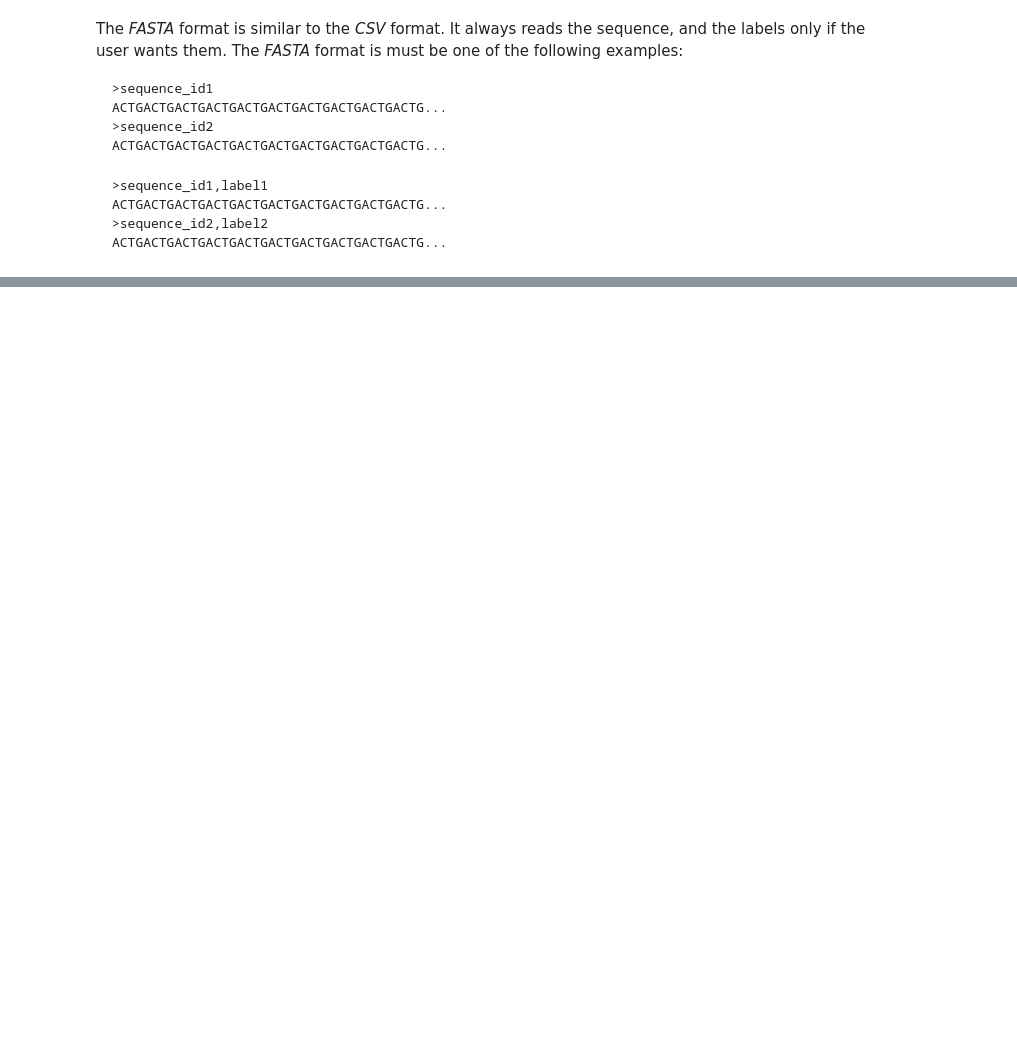
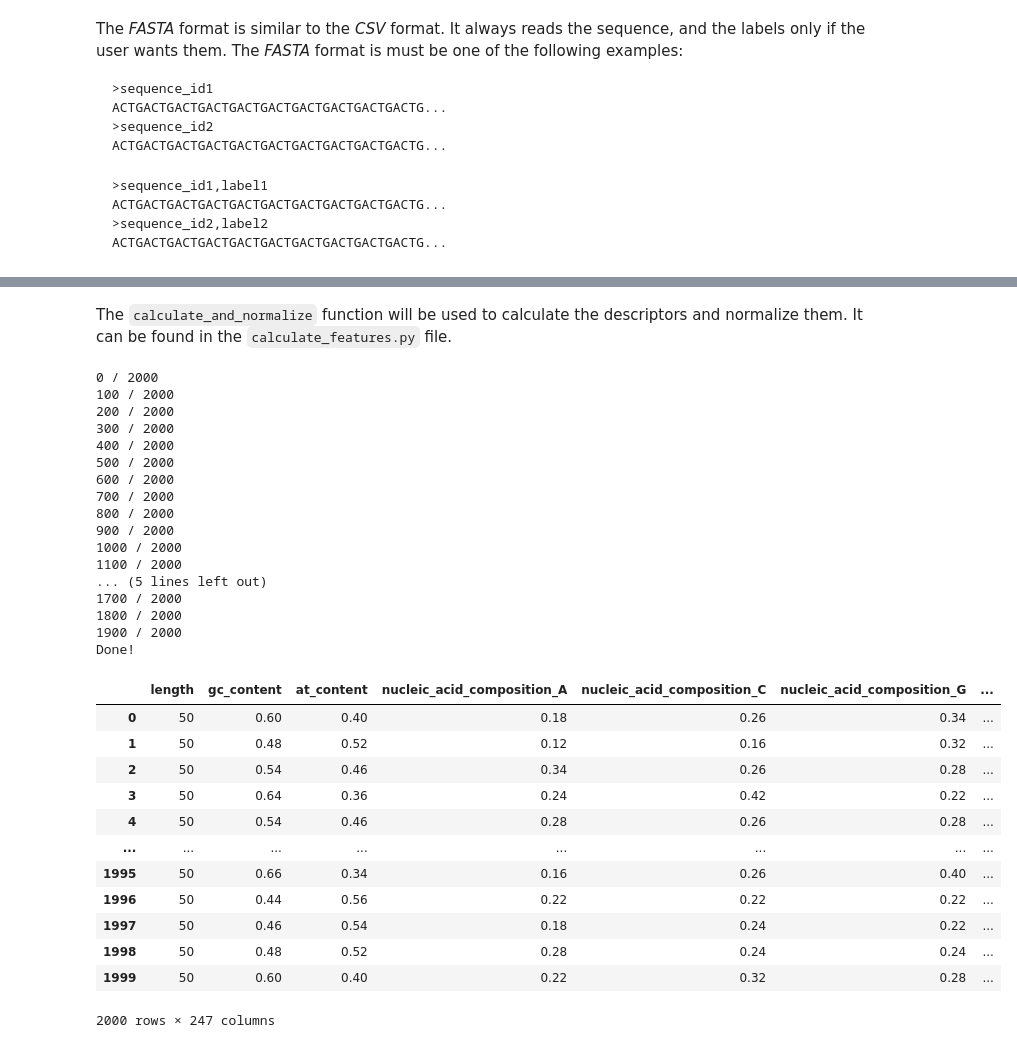
Before and after one commit to BioSystemsUM/propythia, a Jupyter notebook: src/propythia/DNA/descriptors/quick-start.ipynb, the cells around one changed output, grey strips where cells are left out. Saved outputs shown, nothing was run; the diff lists cells and outputs as text; code cells hidden in the pictures; blank space fills up the shorter version.

```diff
--- a/src/propythia/DNA/descriptors/quick-start.ipynb
+++ b/src/propythia/DNA/descriptors/quick-start.ipynb
@@ -72,0 +237,45 @@ print(data.shape)
+# %% [markdown]
+The `calculate_and_normalize` function will be used to calculate the descriptors and normalize them. It can be found in the `calculate_features.py` file.
+# %%
+reader = ReadDNA()
+filename = 'data/dataset.csv'
+data = reader.read_csv(filename=filename, with_labels=True)
+
+# specify the descriptor list
+descriptor_list = []
+
+from calculate_features import calculate_and_normalize
+fps_x, fps_y = calculate_and_normalize(data)
+
+fps_x
+# %% [output]
+0 / 2000
+100 / 2000
+200 / 2000
+300 / 2000
+400 / 2000
+500 / 2000
+600 / 2000
+700 / 2000
+800 / 2000
+900 / 2000
+1000 / 2000
+1100 / 2000
+... (5 lines left out)
+1700 / 2000
+1800 / 2000
+1900 / 2000
+Done!
+|  | length | gc_content | at_content | nucleic_acid_composition_A | nucleic_acid_composition_C | nucleic_acid_composition_G | ... |
+| 0 | 50 | 0.60 | 0.40 | 0.18 | 0.26 | 0.34 | ... |
+| 1 | 50 | 0.48 | 0.52 | 0.12 | 0.16 | 0.32 | ... |
+| 2 | 50 | 0.54 | 0.46 | 0.34 | 0.26 | 0.28 | ... |
+| 3 | 50 | 0.64 | 0.36 | 0.24 | 0.42 | 0.22 | ... |
+| 4 | 50 | 0.54 | 0.46 | 0.28 | 0.26 | 0.28 | ... |
+| ... | ... | ... | ... | ... | ... | ... | ... |
+| 1995 | 50 | 0.66 | 0.34 | 0.16 | 0.26 | 0.40 | ... |
+| 1996 | 50 | 0.44 | 0.56 | 0.22 | 0.22 | 0.22 | ... |
+| 1997 | 50 | 0.46 | 0.54 | 0.18 | 0.24 | 0.22 | ... |
+| 1998 | 50 | 0.48 | 0.52 | 0.28 | 0.24 | 0.24 | ... |
+| 1999 | 50 | 0.60 | 0.40 | 0.22 | 0.32 | 0.28 | ... |
+2000 rows × 247 columns
```
Also changed, not shown: parts of 37 cells of this notebook, 4 other files.
